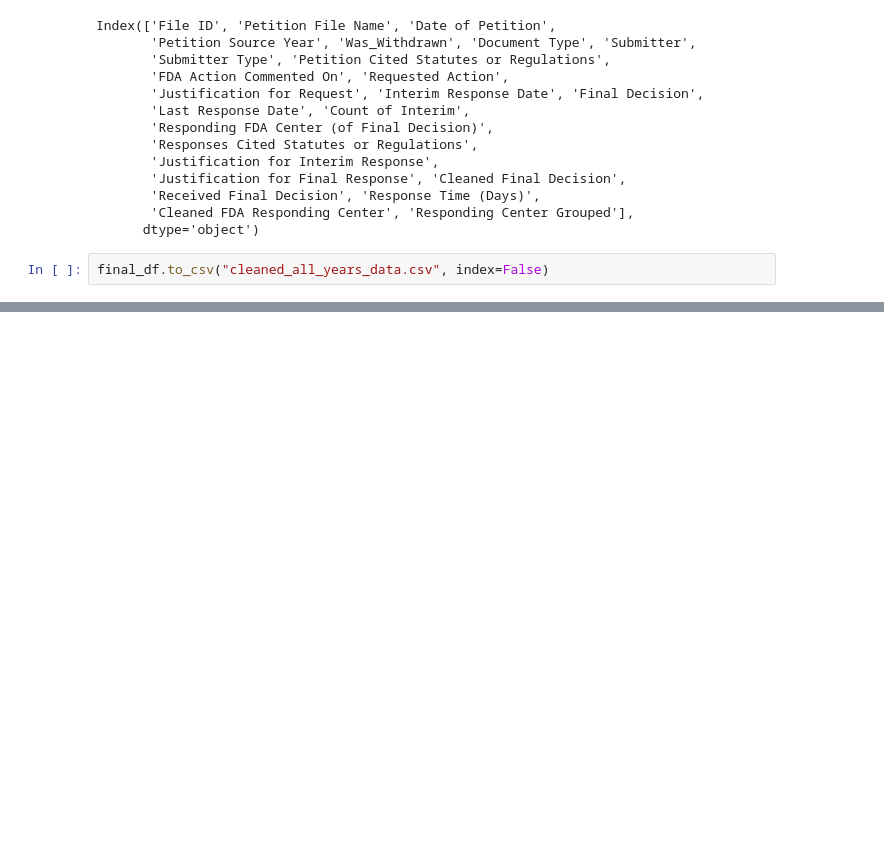
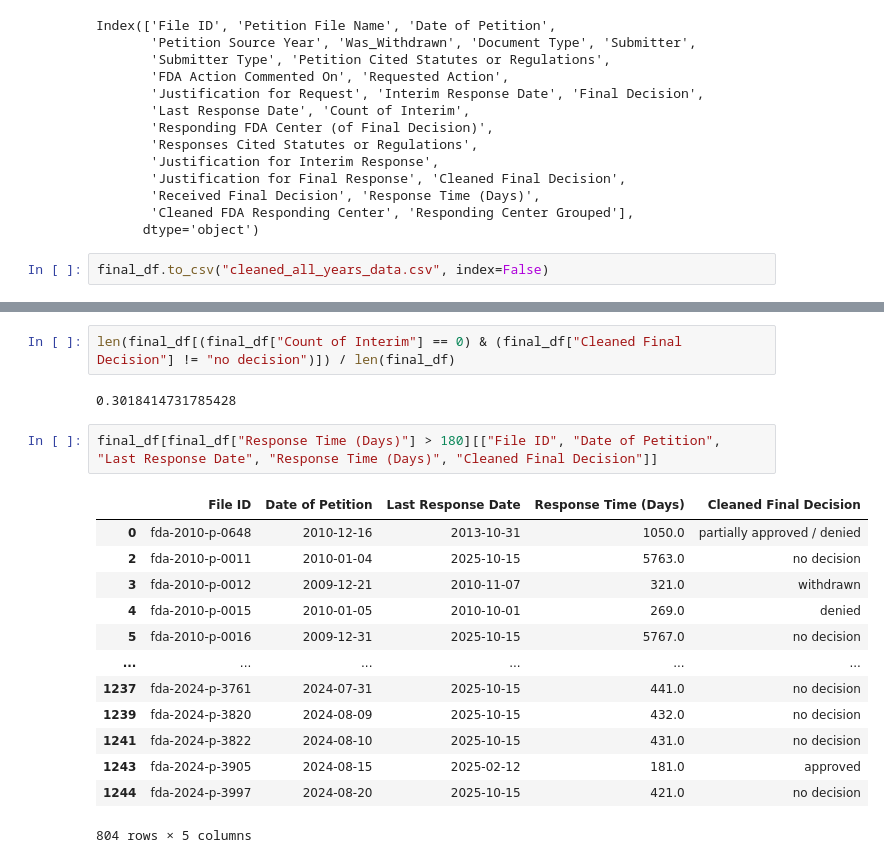
Before and after one commit to aanht/ucb-fda-citizen-project, a Jupyter notebook: all_years_eda_modeling/all_years_eda.ipynb, the cells around one changed output, grey strips where cells are left out. Saved outputs shown, nothing was run; the diff lists cells and outputs as text; blank space fills up the shorter version.

```diff
--- a/all_years_eda_modeling/all_years_eda.ipynb
+++ b/all_years_eda_modeling/all_years_eda.ipynb
@@ -724,0 +719,20 @@ final_df.head()
+# %%
+len(final_df[(final_df["Count of Interim"] == 0) & (final_df["Cleaned Final Decision"] != "no decision")]) / len(final_df)
+# %% [output]
+0.3018414731785428
+# %%
+final_df[final_df["Response Time (Days)"] > 180][["File ID", "Date of Petition", "Last Response Date", "Response Time (Days)", "Cleaned Final Decision"]]
+# %% [output]
+|  | File ID | Date of Petition | Last Response Date | Response Time (Days) | Cleaned Final Decision |
+| 0 | fda-2010-p-0648 | 2010-12-16 | 2013-10-31 | 1050.0 | partially approved / denied |
+| 2 | fda-2010-p-0011 | 2010-01-04 | 2025-10-15 | 5763.0 | no decision |
+| 3 | fda-2010-p-0012 | 2009-12-21 | 2010-11-07 | 321.0 | withdrawn |
+| 4 | fda-2010-p-0015 | 2010-01-05 | 2010-10-01 | 269.0 | denied |
+| 5 | fda-2010-p-0016 | 2009-12-31 | 2025-10-15 | 5767.0 | no decision |
+| ... | ... | ... | ... | ... | ... |
+| 1237 | fda-2024-p-3761 | 2024-07-31 | 2025-10-15 | 441.0 | no decision |
+| 1239 | fda-2024-p-3820 | 2024-08-09 | 2025-10-15 | 432.0 | no decision |
+| 1241 | fda-2024-p-3822 | 2024-08-10 | 2025-10-15 | 431.0 | no decision |
+| 1243 | fda-2024-p-3905 | 2024-08-15 | 2025-02-12 | 181.0 | approved |
+| 1244 | fda-2024-p-3997 | 2024-08-20 | 2025-10-15 | 421.0 | no decision |
+804 rows × 5 columns
```
Also changed, not shown: parts of 1 cell of this notebook, 5 other files.
